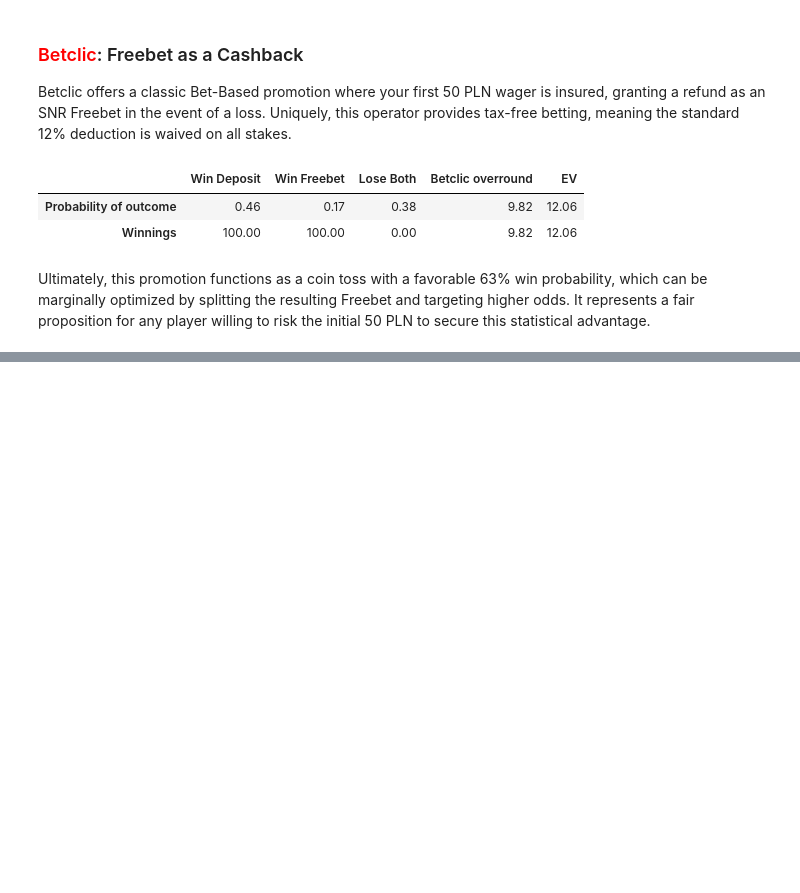
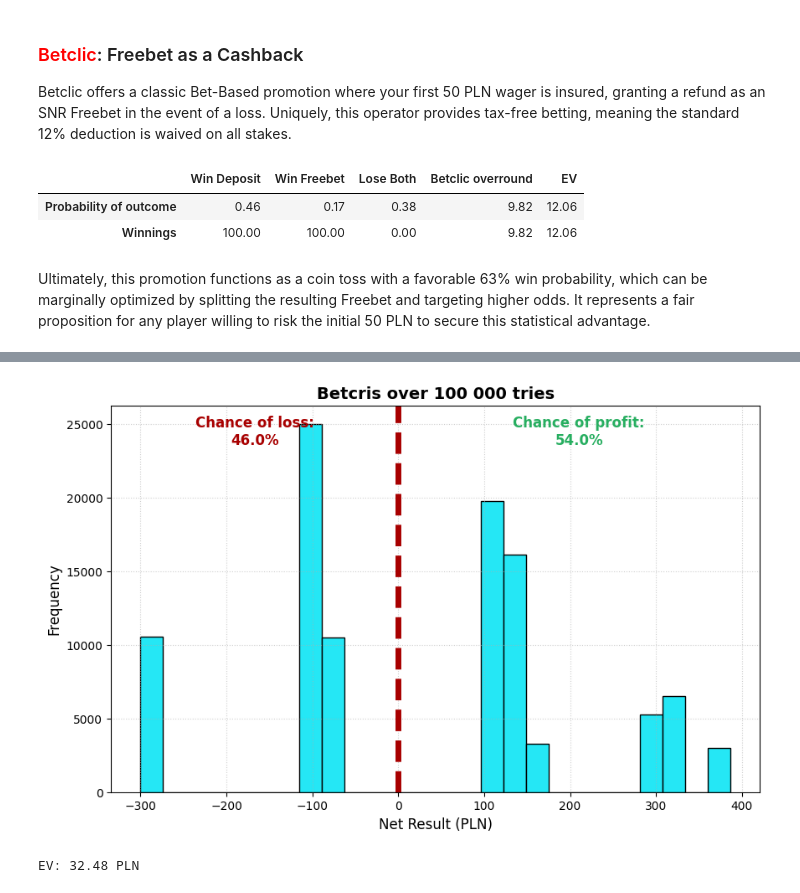
Before and after one commit to nzagozdzon-AGH/Free_Lunch_Theorem, a Jupyter notebook: Bookie_beater.ipynb, the cells around one changed output, grey strips where cells are left out. Saved outputs shown, nothing was run; the diff lists cells and outputs as text; code cells hidden in the pictures; blank space fills up the shorter version.

Commit message:
Analized Betcris

```diff
--- a/Bookie_beater.ipynb
+++ b/Bookie_beater.ipynb
@@ -300,0 +305,22 @@ Ultimately, this promotion functions as a coin toss with a favorable 63% win pro
+# %%
+betcris_overround = engine.overround_calculator(odds.betcris_odds)
+p_win = 1/2.3/betcris_overround**3
+p_win_freebet = 1/3.5/betcris_overround**3
+
+data = []
+for i in range(100000):
+    money = 0
+    for _ in range(3):
+        if random.random() < p_win:
+            money += 100*2.3*0.88
+        else:
+            if random.random() < p_win_freebet:
+                money += (110*3.5*0.88)-110
+    data.append(money)
+
+data = np.array(data) - 300
+engine.visualize_results(data, "Betcris over 100 000 tries", color = "#25E7F5")
+print(f"EV: {round(np.mean(data), 2)} PLN")
+# %% [output]
+[figure, added]
+EV: 32.48 PLN
```
Also changed, not shown: parts of 2 cells of this notebook, 1 other file.
